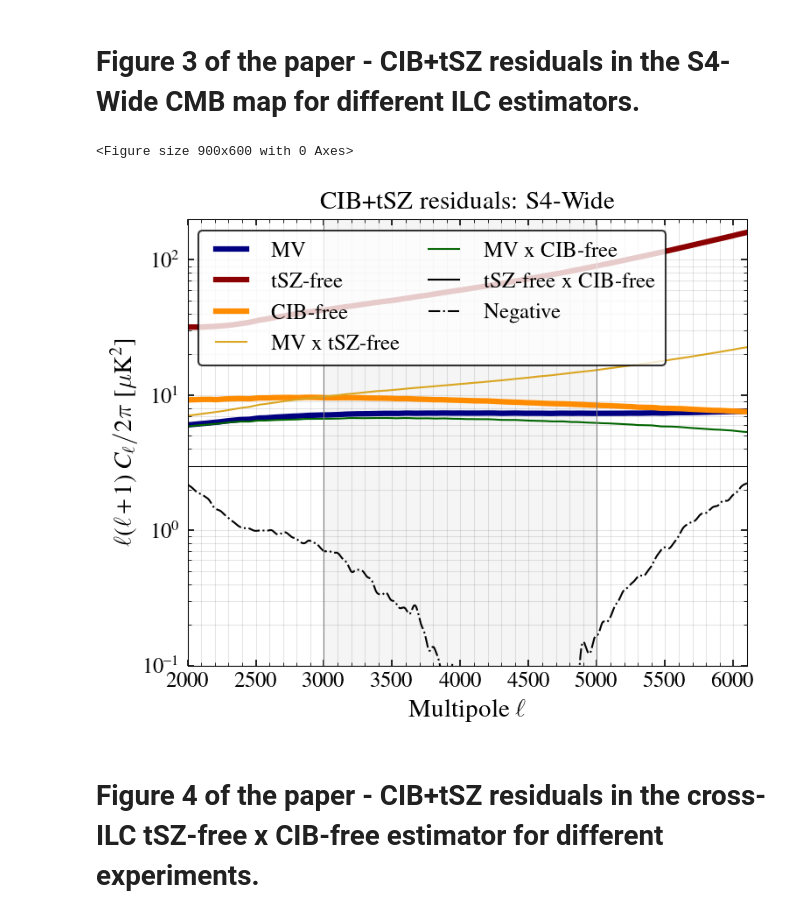
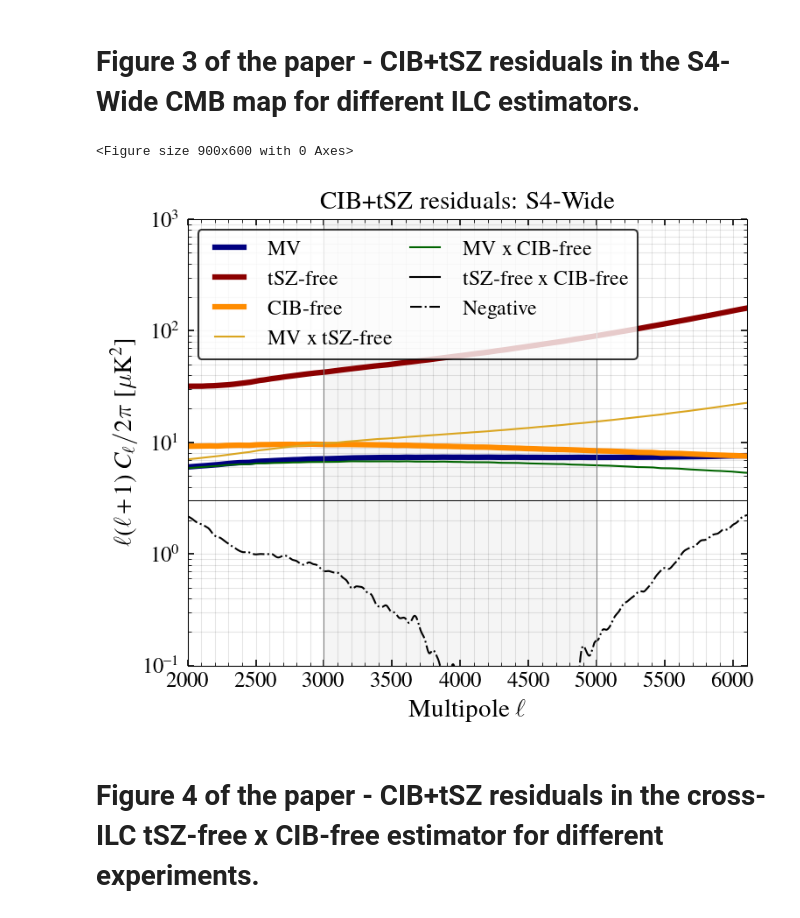
Before and after one commit to sriniraghunathan/cross_ilc_methods_paper, a Jupyter notebook: make_paper_plots.ipynb, the cells around one changed output. Drawn from its saved outputs; the diff is of its cells as text; code cells hidden in the pictures.

```diff
--- a/make_paper_plots.ipynb
+++ b/make_paper_plots.ipynb
@@ -390,7 +387,7 @@ for pl_iter in range(totiter):
 
     if pl_iter ==0: #legend
         plot([], [], 'k-.', label = r'Negative')
-        legend(loc = 2, fontsize = fsval-2, ncol = 2, columnspacing = 1.)#, framealpha=1.)
+        legend(loc = 2, fontsize = fsval-2.5, ncol = 2, columnspacing = 0.6)#, framealpha=1.)
 
 
     #limits
@@ -400,35 +397,35 @@ for pl_iter in range(totiter):
         axvspan(3000., 5000., color = 'whitesmoke')
         axvline(3000., lw = 0.5, color='gray'); axvline(5000., lw = 0.5, color='gray')
     if ratio_plot:
         axhline(1., lw = 2., color = 'lightgray')
         ymin, ymax = 0., 10.
         ylab = r'Ratio: {\rm CIB+tSZ/kSZ}'
     else:
         axhline(3., lw = 0.5)
-        ymin, ymax = 0.1, 2e2
+        ymin, ymax = 0.1, 1e3
         #ylabel(r'\textsc{D$_{\ell}$ [$\mu$K$^{2}$]}', fontsize = fsval)
         #ylab=r'D$_{\ell}$ [$\mu$K$^{2}$]'
         ylab=r'$\ell(\ell+1)\ C_{\ell} / 2\pi$ [$\mu$K$^{2}$]'
 
     if pl_iter == 0:
         ylabel(ylab, fontsize = fsval)
     else:
         setp(ax.get_yticklabels(), visible=False)
     xlim(xmin, xmax); ylim(ymin, ymax)
 
     #grid
     #grid(which = 'major', axis = 'both', lw = 0.1, color = 'black')
     #grid(which = 'minor', axis = 'both', lw = 0.05, color = 'black')
     grid(True, which='both', axis = 'both', lw = 0.5, alpha = 0.1)
 
 
 #save
 plname = 'plots/ilc_cib_plus_tsz_residuals_%s.pdf' %(reqd_expname)
 savefig(plname, dpi = 200.)
 show()
 # %% [output]
 <Figure size 900x600 with 0 Axes>
-[figure, old version]
+[figure, new version]
 # %% [markdown]
 # Figure 4 of the paper - CIB+tSZ residuals in the cross-ILC tSZ-free x CIB-free estimator for different experiments.
 # %%
```
Also changed, not shown: parts of 1 cell of this notebook, 3 other files.
